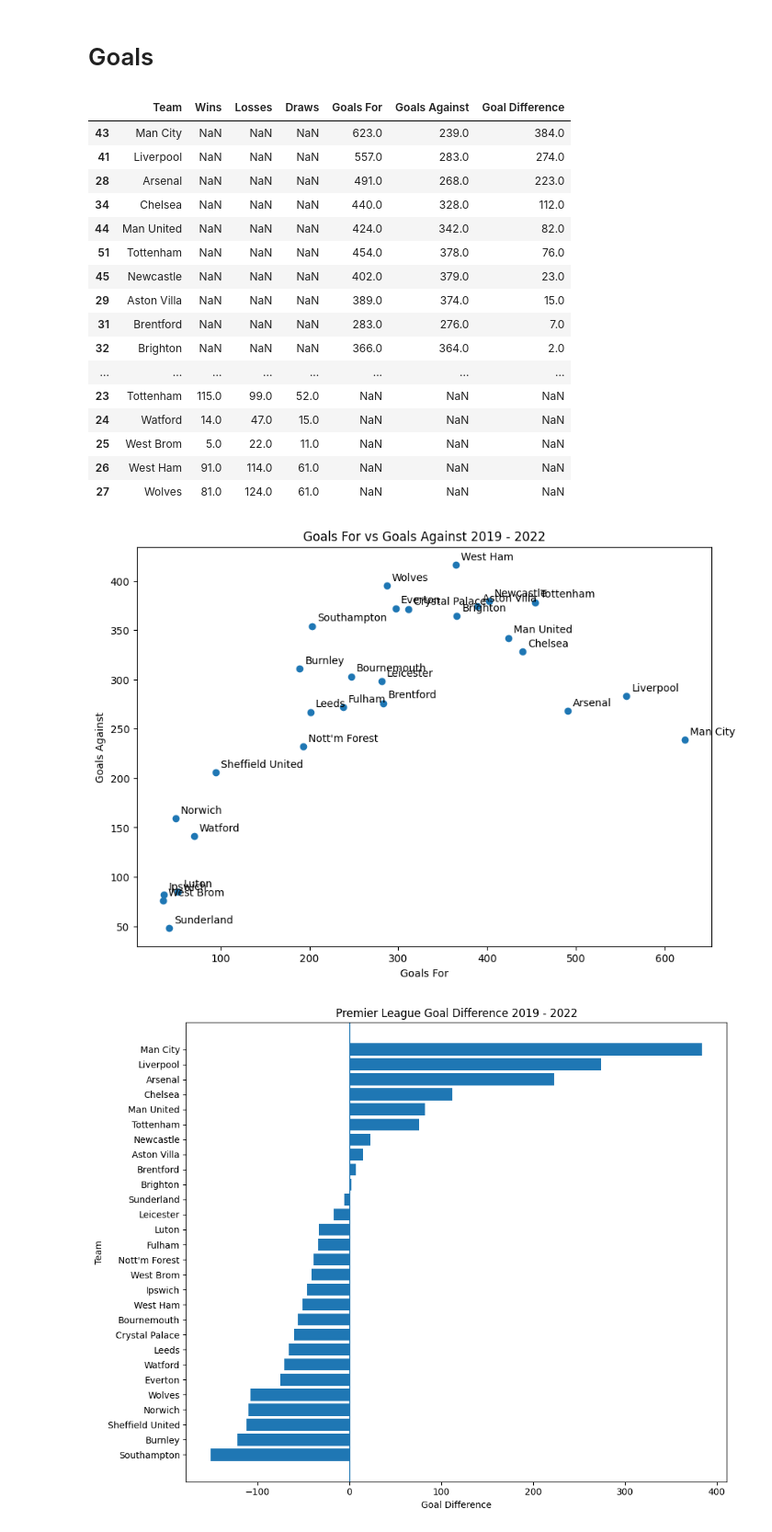
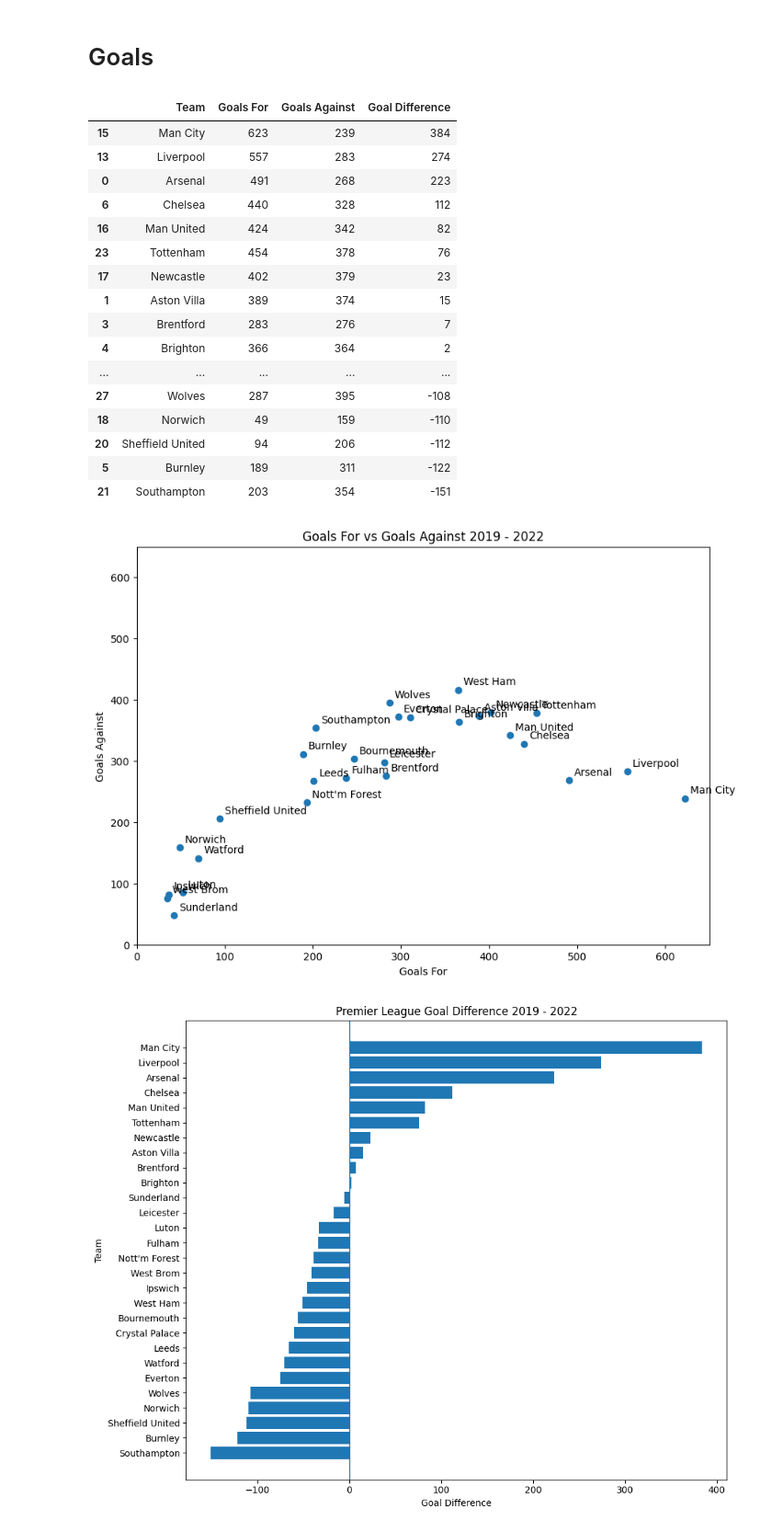
Before and after one commit to kkathait/D501_Final_Project, a Jupyter notebook: premier_data_vis.ipynb, the cells around one changed output. Shown at 92% size. Drawn from its saved outputs; the diff is of its cells as text; code cells hidden in the pictures.

Commit message:
Main Push

```diff
--- a/premier_data_vis.ipynb
+++ b/premier_data_vis.ipynb
@@ -10,6 +10,6 @@ import seaborn as sns
 # %% [markdown]
 # Getting the url code
 # %%
-url = 'https://raw.githubusercontent.com/kkathait/D501_Final_Project/refs/heads/main/combined_data.csv'
+url = 'https://raw.githubusercontent.com/kkathait/D501_Final_Project/refs/heads/Henry-push/combined_data.csv'
 
 df_premier = pd.read_csv(url)
@@ -131,6 +147,8 @@ plt.show()
 # %% [markdown]
 # Goals
 # %%
+records = []
+
 for team in teams:
     # Home games
     home_games = df_premier[df_premier["HomeTeam"] == team]
@@ -163,46 +181,49 @@ goals_table = goals_table.sort_values(
 
 goals_table
 # %% [output]
-|  | Team | Wins | Losses | Draws | Goals For | Goals Against | Goal Difference |
-| 43 | Man City | NaN | NaN | NaN | 623.0 | 239.0 | 384.0 |
-| 41 | Liverpool | NaN | NaN | NaN | 557.0 | 283.0 | 274.0 |
-| 28 | Arsenal | NaN | NaN | NaN | 491.0 | 268.0 | 223.0 |
-| 34 | Chelsea | NaN | NaN | NaN | 440.0 | 328.0 | 112.0 |
-| 44 | Man United | NaN | NaN | NaN | 424.0 | 342.0 | 82.0 |
-| 51 | Tottenham | NaN | NaN | NaN | 454.0 | 378.0 | 76.0 |
-| 45 | Newcastle | NaN | NaN | NaN | 402.0 | 379.0 | 23.0 |
-| 29 | Aston Villa | NaN | NaN | NaN | 389.0 | 374.0 | 15.0 |
-| 31 | Brentford | NaN | NaN | NaN | 283.0 | 276.0 | 7.0 |
-| 32 | Brighton | NaN | NaN | NaN | 366.0 | 364.0 | 2.0 |
-| ... | ... | ... | ... | ... | ... | ... | ... |
-| 23 | Tottenham | 115.0 | 99.0 | 52.0 | NaN | NaN | NaN |
-| 24 | Watford | 14.0 | 47.0 | 15.0 | NaN | NaN | NaN |
-| 25 | West Brom | 5.0 | 22.0 | 11.0 | NaN | NaN | NaN |
-| 26 | West Ham | 91.0 | 114.0 | 61.0 | NaN | NaN | NaN |
-| 27 | Wolves | 81.0 | 124.0 | 61.0 | NaN | NaN | NaN |
+|  | Team | Goals For | Goals Against | Goal Difference |
+| 15 | Man City | 623 | 239 | 384 |
+| 13 | Liverpool | 557 | 283 | 274 |
+| 0 | Arsenal | 491 | 268 | 223 |
+| 6 | Chelsea | 440 | 328 | 112 |
+| 16 | Man United | 424 | 342 | 82 |
+| 23 | Tottenham | 454 | 378 | 76 |
+| 17 | Newcastle | 402 | 379 | 23 |
+| 1 | Aston Villa | 389 | 374 | 15 |
+| 3 | Brentford | 283 | 276 | 7 |
+| 4 | Brighton | 366 | 364 | 2 |
+| ... | ... | ... | ... | ... |
+| 27 | Wolves | 287 | 395 | -108 |
+| 18 | Norwich | 49 | 159 | -110 |
+| 20 | Sheffield United | 94 | 206 | -112 |
+| 5 | Burnley | 189 | 311 | -122 |
+| 21 | Southampton | 203 | 354 | -151 |
 # %%
 plt.figure(figsize=(10, 7))
 
 plt.scatter(
     goals_table["Goals For"],
     goals_table["Goals Against"]
 )
 
 for _, row in goals_table.iterrows():
     plt.annotate(
         row["Team"],
         (row["Goals For"], row["Goals Against"]),
         xytext=(5, 5),
         textcoords="offset points"
     )
 
 plt.xlabel("Goals For")
 plt.ylabel("Goals Against")
 plt.title("Goals For vs Goals Against 2019 - 2022")
 
+plt.xlim(0, 650)
+plt.ylim(0, 650)
+
 plt.show()
 # %% [output]
-[figure, old version]
+[figure, new version]
 # %%
 goals_table = goals_table.sort_values("Goal Difference")
 
```
Also changed, not shown: parts of 4 cells of this notebook.
